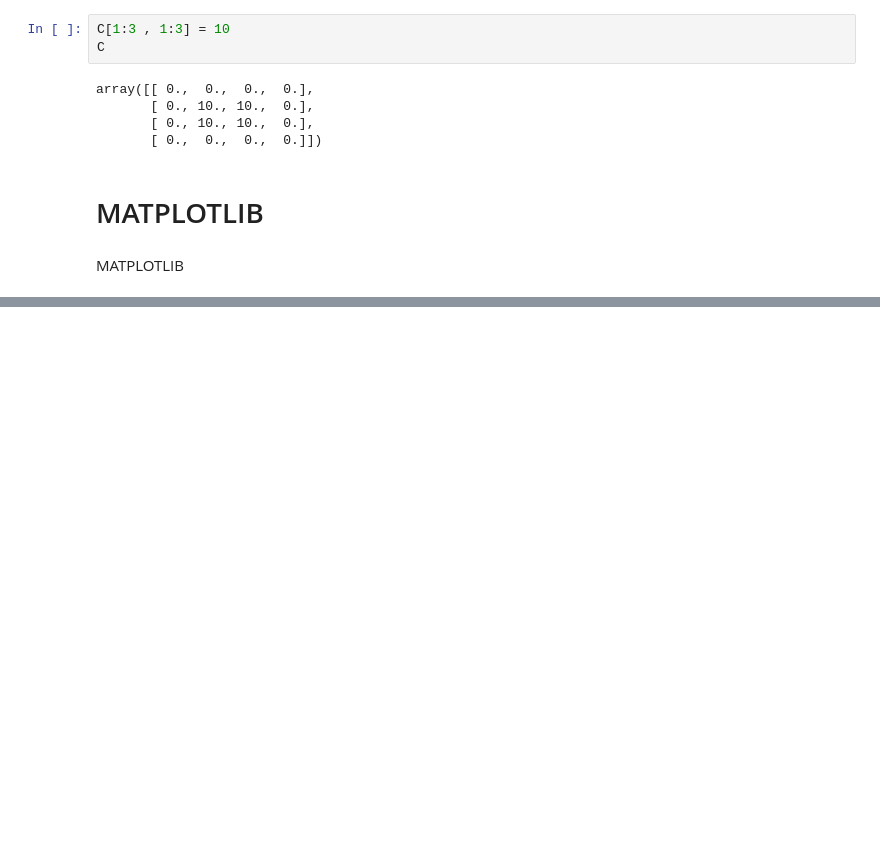
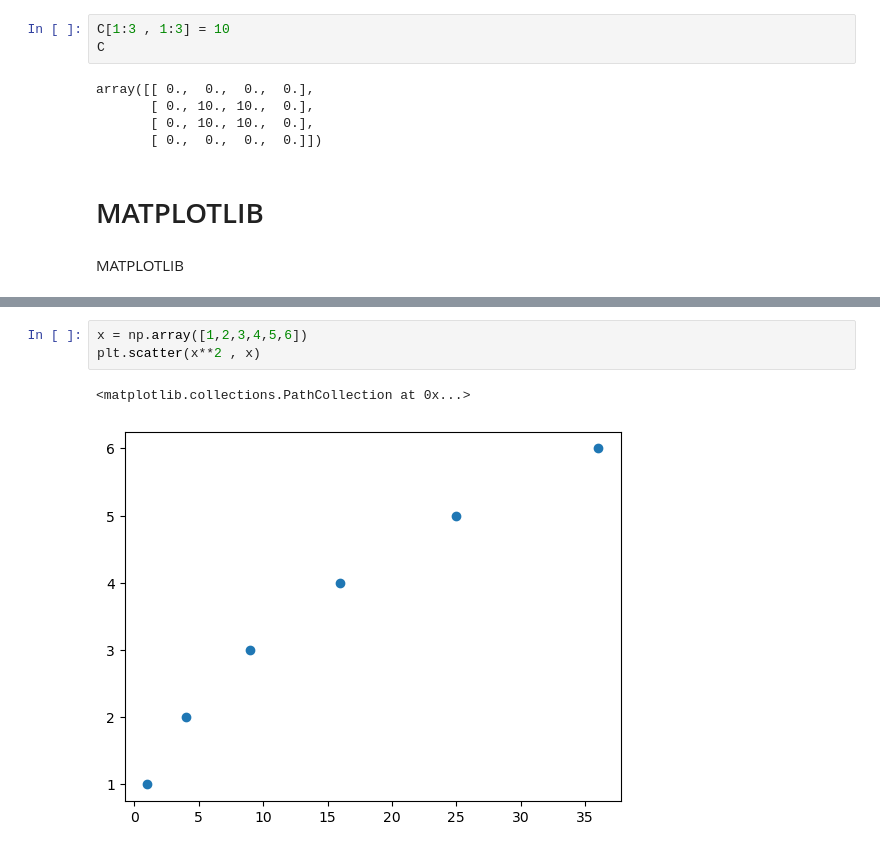
Before and after one commit to DST-NDIAYE/Data-Science-, a Jupyter notebook: revision.ipynb, the cells around one changed output, grey strips where cells are left out. Cells and saved outputs as stored; diff of their text form; blank space fills up the shorter version.

```diff
--- a/revision.ipynb
+++ b/revision.ipynb
@@ -106,0 +114,6 @@ MATPLOTLIB
+# %%
+x = np.array([1,2,3,4,5,6])
+plt.scatter(x**2 , x)
+# %% [output]
+<matplotlib.collections.PathCollection at 0x...>
+[figure, added]
```
Also changed, not shown: parts of 9 cells of this notebook.
